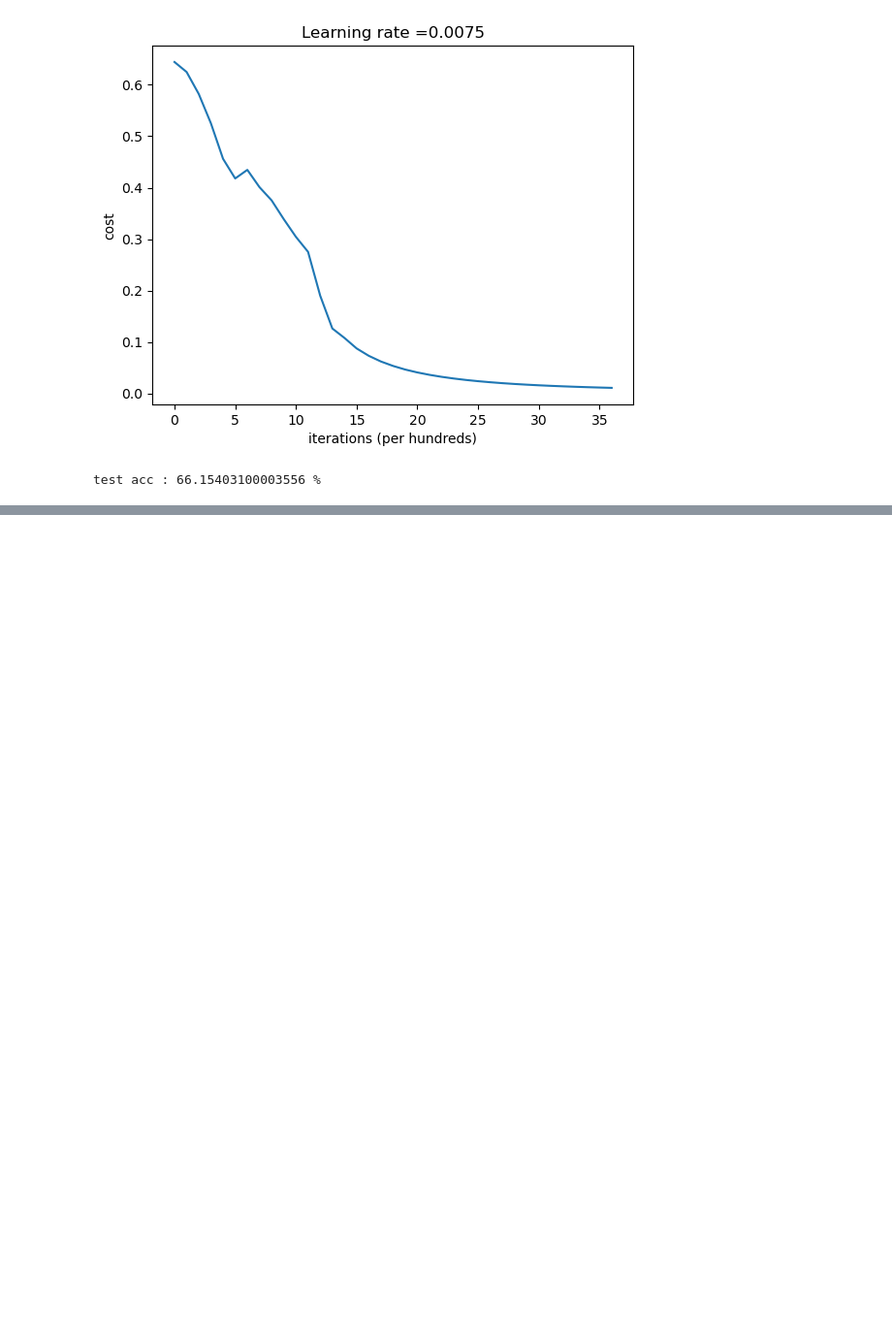
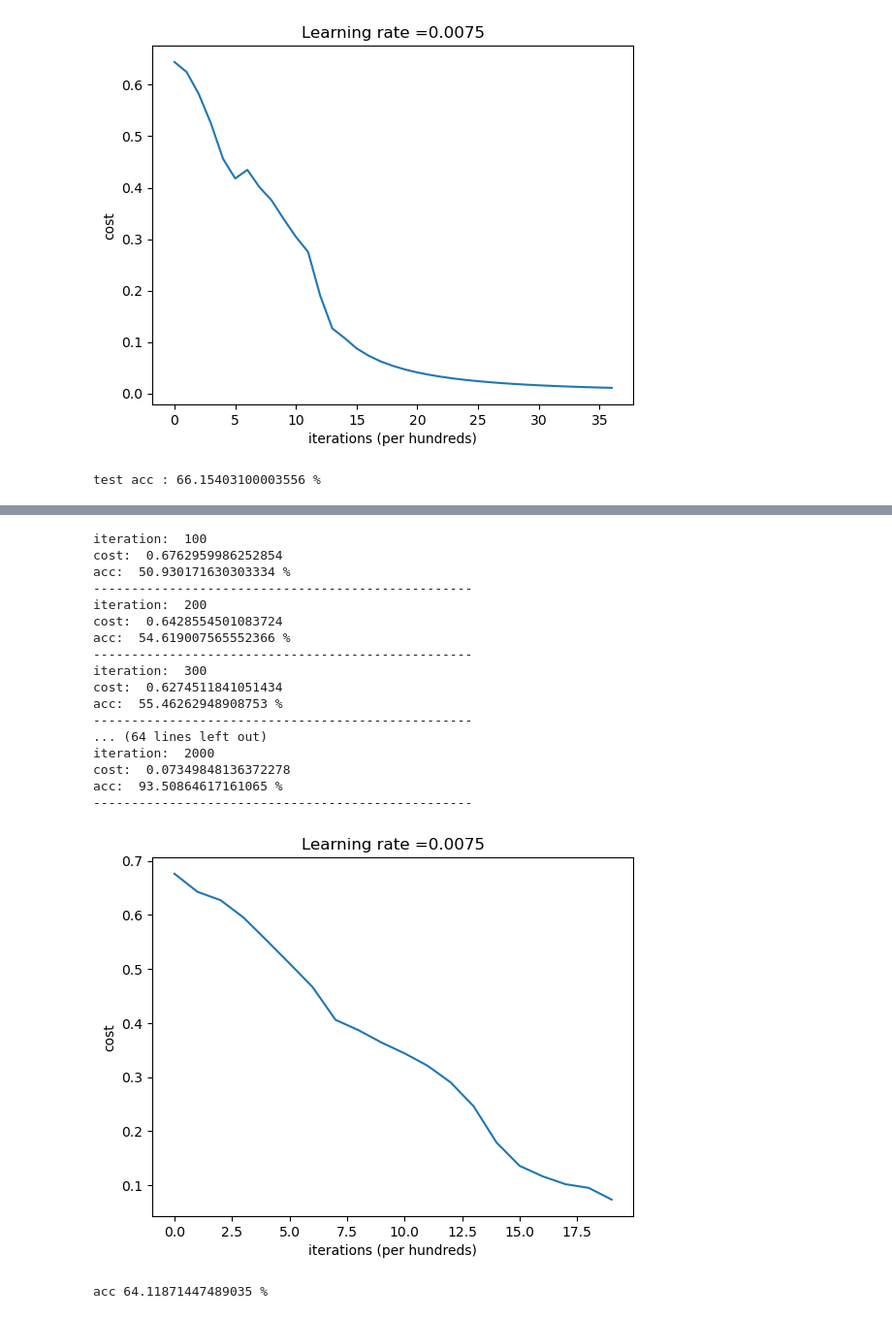
Before and after one commit to sunblockisneeded/dl_couresra, a Jupyter notebook: coursera4/L_layer_application.ipynb, the cells around one changed output, grey strips where cells are left out. Shown at 97% size. Saved outputs shown, nothing was run; the diff lists cells and outputs as text; code cells hidden in the pictures; blank space fills up the shorter version.

Commit message:
l_layer_model 을 함수에서 class로 바꿔봄. 누군가 만들어둔 pytorch가 있으면 내 것이 맞는지에 대한 검증 등이 더 용이해서 파이토치를 써보면 좋을 것 같다는 생각이 있음. 라이브러리를 이제야 더 잘 쓸 수 있을 것 같음

```diff
--- a/coursera4/L_layer_application.ipynb
+++ b/coursera4/L_layer_application.ipynb
@@ -293,3 +293,6 @@ test_acc = 1 - np.mean(np.abs(y_hat - test_y))
 print("test acc :", test_acc * 100, "%")
 # %% [output]
 test acc : 66.15403100003556 %
+# %%
+params, cost = l_layer_model(train_x,train_y, 1, 10, 0.0075, 3000)
+plot_costs(costs, 0.0075)
@@ -295,0 +362,25 @@ test acc : 66.15403100003556 %
+# %%
+nlp = NLPModel(train_x,train_y,0.0075,2000)
+nlp.make_layer_dims([7])
+nlp.train()
+nlp.predict(test_x,test_y)
+# %% [output]
+iteration:  100
+cost:  0.6762959986252854
+acc:  50.930171630303334 %
+--------------------------------------------------
+iteration:  200
+cost:  0.6428554501083724
+acc:  54.619007565552366 %
+--------------------------------------------------
+iteration:  300
+cost:  0.6274511841051434
+acc:  55.46262948908753 %
+--------------------------------------------------
+... (64 lines left out)
+iteration:  2000
+cost:  0.07349848136372278
+acc:  93.50864617161065 %
+--------------------------------------------------
+[figure, added]
+acc 64.11871447489035 %
```
Also changed, not shown: parts of 4 cells of this notebook.
